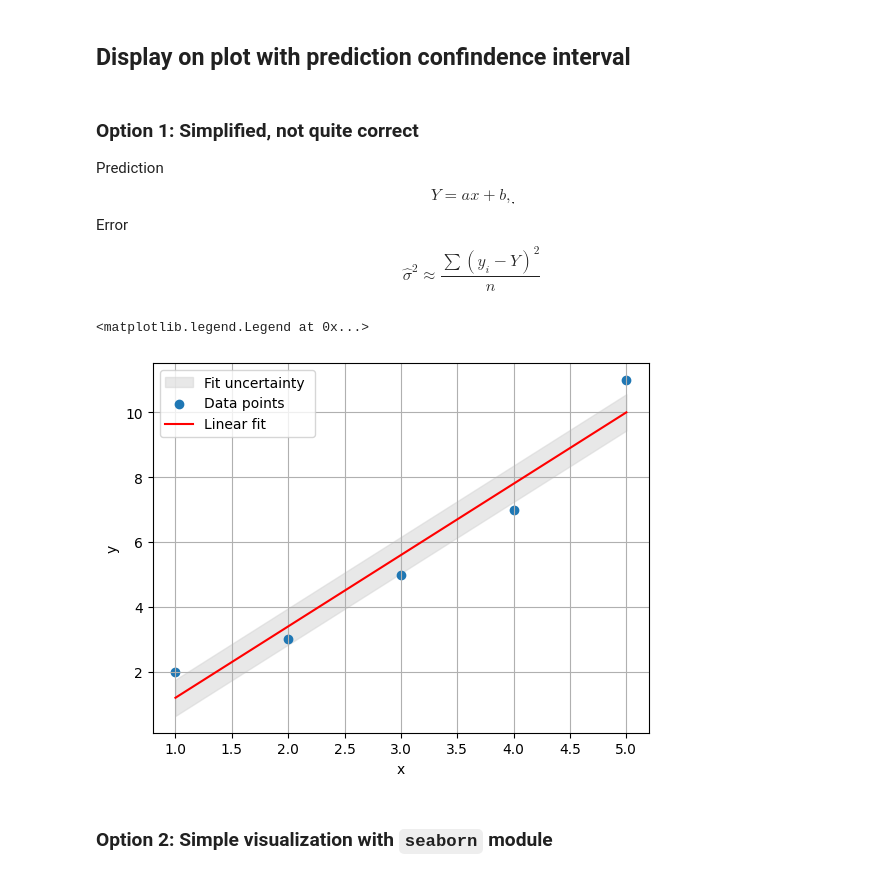
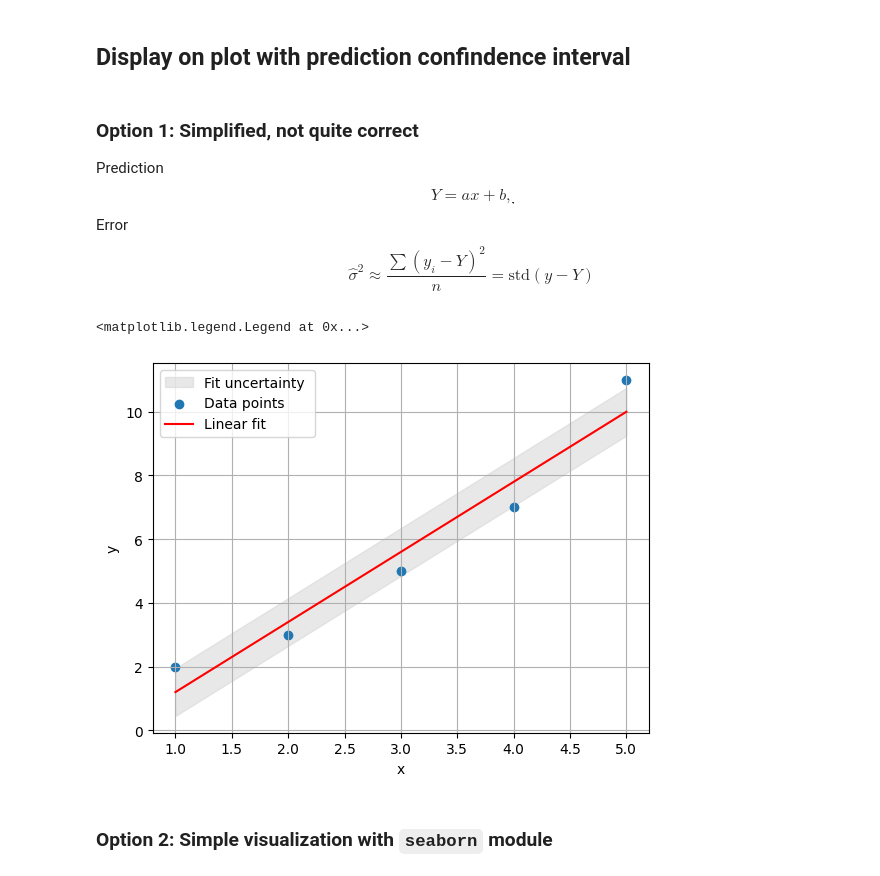
Before and after one commit to tphlabs/python_workshop, a Jupyter notebook: Linear_regression.ipynb, the cells around one changed output. Saved outputs shown, nothing was run; the diff lists cells and outputs as text; code cells hidden in the pictures.

```diff
--- a/Linear_regression.ipynb
+++ b/Linear_regression.ipynb
@@ -56,28 +56,28 @@ Y = ax + b,
 ִִִִִִ$$
 Error
 $$
-\hat\sigma^2 \approx \frac{\sum{(y_i - Y)^2}}{n}
+\hat\sigma^2 \approx \frac{\sum{(y_i - Y)^2}}{n} = \textrm{std}(y-Y)
 $$
 # %%
 Y = x * slope + intercept
 n = len(y)
-sigma = np.sum((y - Y)**2) / n
+sigma = np.std(y - Y)
 
 y_top = Y + sigma
 y_bot = Y - sigma
 plt.fill_between(x, y_bot, y_top, color='lightgray', alpha=0.5, label=r'Fit uncertainty ')
 
 plt.scatter(x, y, label='Data points')
 
 plt.plot(x, slope * x + intercept, color='red', label='Linear fit')
 
 plt.xlabel('x')
 plt.ylabel('y')
 plt.grid('on')
 plt.legend()
 # %% [output]
 <matplotlib.legend.Legend at 0x...>
-[figure, old version]
+[figure, new version]
 # %% [markdown]
 ### Option 2: Simple visualization with ``seaborn`` module
 # %%
```
